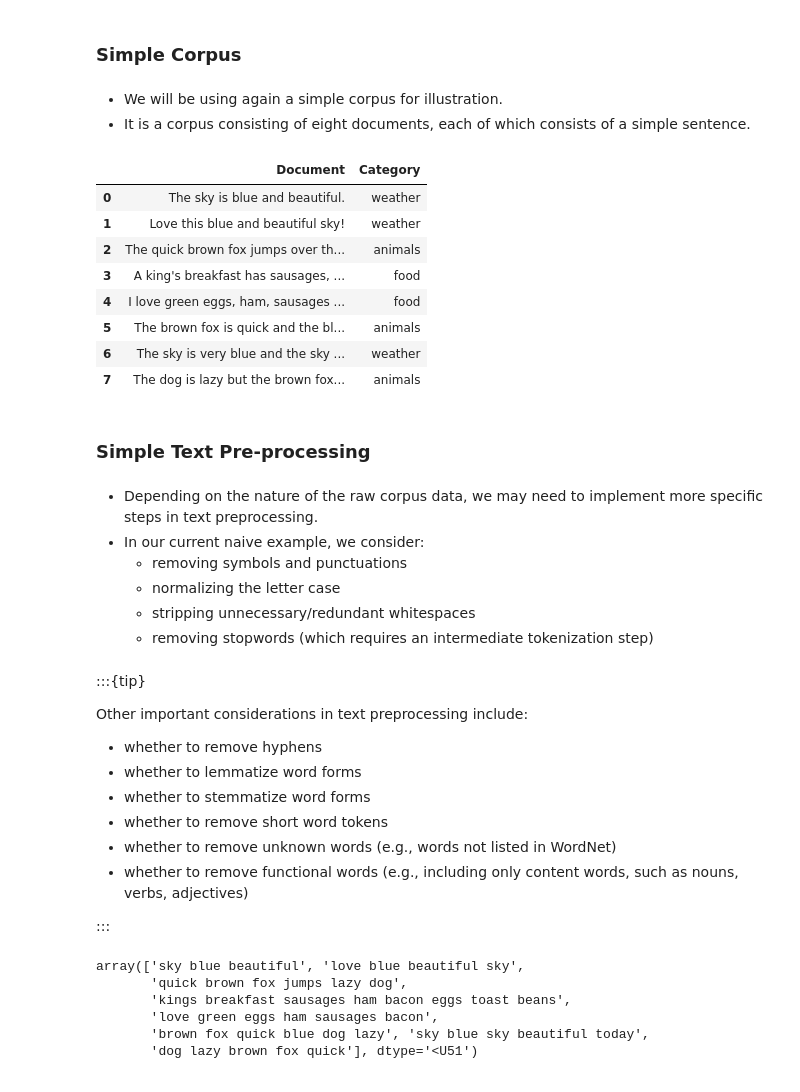
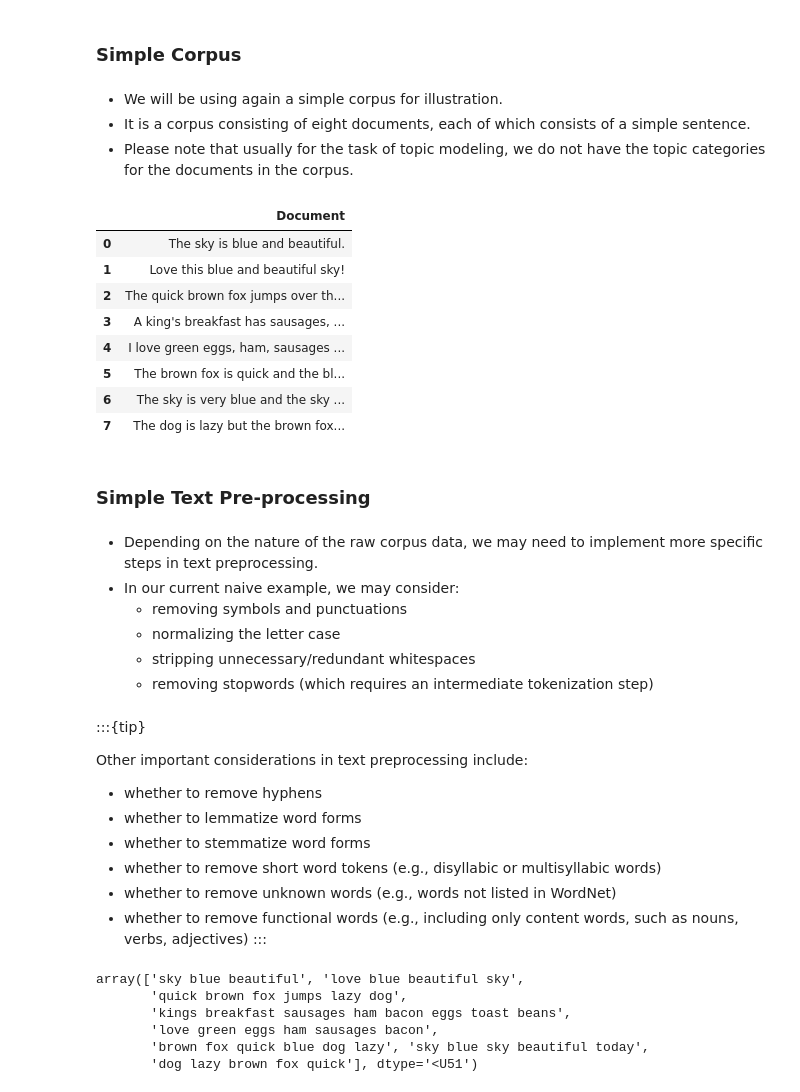
Before and after one commit to alvinntnu/NTNU_ENC2045_LECTURES, a Jupyter notebook: _build/jupyter_execute/nlp/topic-modeling-naive.ipynb, the cells around one changed output. Saved outputs shown, nothing was run; the diff lists cells and outputs as text; code cells hidden in the pictures.

```diff
--- a/_build/jupyter_execute/nlp/topic-modeling-naive.ipynb
+++ b/_build/jupyter_execute/nlp/topic-modeling-naive.ipynb
@@ -39,40 +52,37 @@ pd.options.display.max_colwidth = 100
 # %% [markdown]
 - We will be using again a simple corpus for illustration.
 - It is a corpus consisting of eight documents, each of which consists of a simple sentence.
+- Please note that usually for the task of topic modeling, we do not have the topic categories for the documents in the corpus.
 # %%
 corpus = [
     'The sky is blue and beautiful.', 'Love this blue and beautiful sky!',
     'The quick brown fox jumps over the lazy dog.',
     "A king's breakfast has sausages, ham, bacon, eggs, toast and beans",
     'I love green eggs, ham, sausages and bacon!',
     'The brown fox is quick and the blue dog is lazy!',
     'The sky is very blue and the sky is very beautiful today',
     'The dog is lazy but the brown fox is quick!'
 ]
-labels = [
-    'weather', 'weather', 'animals', 'food', 'food', 'animals', 'weather',
-    'animals'
-]
 
 corpus = np.array(corpus)
-corpus_df = pd.DataFrame({'Document': corpus, 'Category': labels})
-corpus_df = corpus_df[['Document', 'Category']]
+corpus_df = pd.DataFrame({'Document': corpus})
+corpus_df = corpus_df[['Document']]
 corpus_df
 # %% [output]
-|  | Document | Category |
-| 0 | The sky is blue and beautiful. | weather |
-| 1 | Love this blue and beautiful sky! | weather |
-| 2 | The quick brown fox jumps over th... | animals |
-| 3 | A king's breakfast has sausages, ... | food |
-| 4 | I love green eggs, ham, sausages ... | food |
-| 5 | The brown fox is quick and the bl... | animals |
-| 6 | The sky is very blue and the sky ... | weather |
-| 7 | The dog is lazy but the brown fox... | animals |
+|  | Document |
+| 0 | The sky is blue and beautiful. |
+| 1 | Love this blue and beautiful sky! |
+| 2 | The quick brown fox jumps over th... |
+| 3 | A king's breakfast has sausages, ... |
+| 4 | I love green eggs, ham, sausages ... |
+| 5 | The brown fox is quick and the bl... |
+| 6 | The sky is very blue and the sky ... |
+| 7 | The dog is lazy but the brown fox... |
 # %% [markdown]
 ### Simple Text Pre-processing
 # %% [markdown]
 - Depending on the nature of the raw corpus data, we may need to implement more specific steps in text preprocessing.
-- In our current naive example, we consider:
+- In our current naive example, we may consider:
     - removing symbols and punctuations
     - normalizing the letter case
     - stripping unnecessary/redundant whitespaces
@@ -84,9 +94,8 @@ Other important considerations in text preprocessing include:
 - whether to remove hyphens
 - whether to lemmatize word forms
 - whether to stemmatize word forms
-- whether to remove short word tokens
+- whether to remove short word tokens (e.g., disyllabic or multisyllabic words)
 - whether to remove unknown words (e.g., words not listed in WordNet)
 - whether to remove functional words (e.g., including only content words, such as nouns, verbs, adjectives)
-
 :::
 # %%
```
Also changed, not shown: parts of 44 cells of this notebook, 8 other files.
